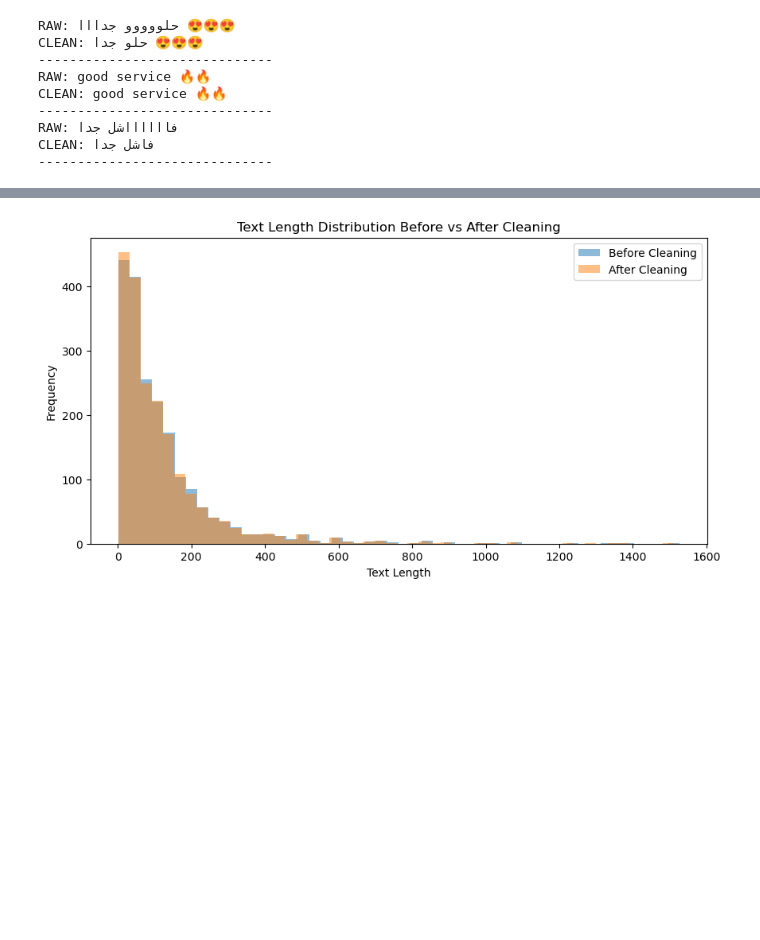
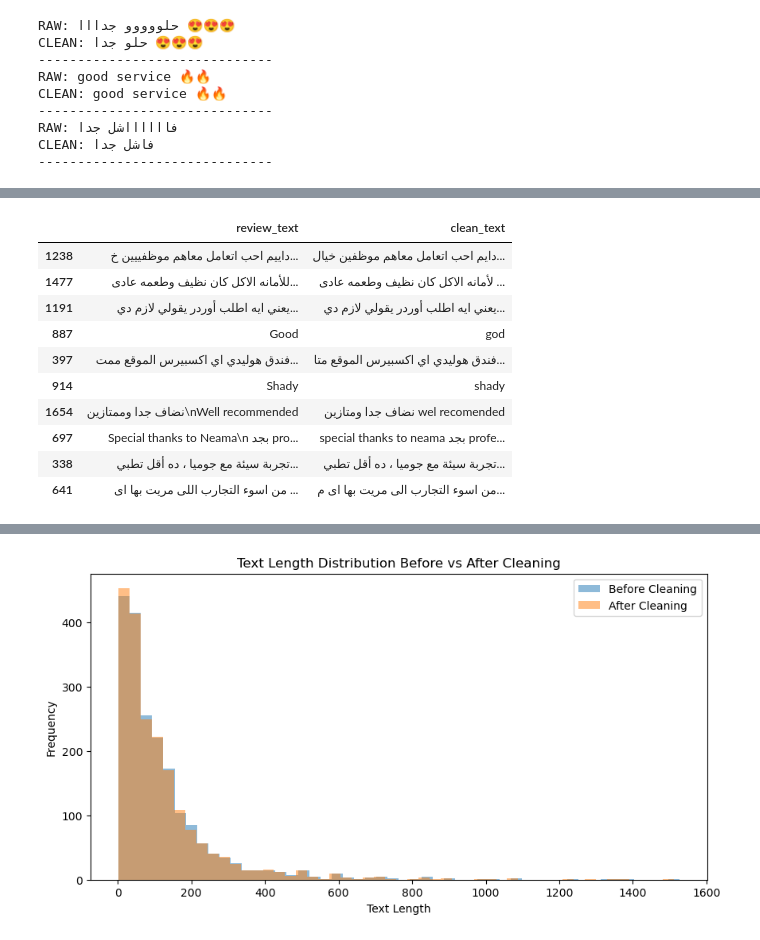
Before and after one commit to Manar-Maher/AI-hackathon, a Jupyter notebook: preprocessing.ipynb, the cells around one changed output, grey strips where cells are left out. Drawn from its saved outputs; the diff is of its cells as text; code cells hidden in the pictures; blank space fills up the shorter version.

```diff
--- a/preprocessing.ipynb
+++ b/preprocessing.ipynb
@@ -155,0 +228,35 @@ train['len_after'] = train['clean_text'].astype(str).apply(len)
+# %%
+def clean_pipeline(text):
+    text = str(text)
+
+    text = re.sub(r"\s+", " ", text).strip()
+
+    text = re.sub(r"[^\w\s\u0600-\u06FF🔥😍😂😡❤️]", "", text)
+
+    return text
+# %%
+train["clean_text"] = train["review_text"].apply(arabizi_text).apply(clean_pipeline)
+val["clean_text"] = val["review_text"].apply(arabizi_text).apply(clean_pipeline)
+test["clean_text"] = test["review_text"].apply(arabizi_text).apply(clean_pipeline)
+# %%
+def is_mixed_or_english(text):
+    text = str(text)
+    has_english = bool(re.search(r"[a-zA-Z]", text))
+    has_arabic = bool(re.search(r"[\u0600-\u06FF]", text))
+
+    return has_english
+
+filtered = train[train["review_text"].apply(is_mixed_or_english)]
+filtered[["review_text", "clean_text"]].sample(10)
+# %% [output]
+|  | review_text | clean_text |
+| 1238 | داييم احب اتعامل معاهم موظفييين خ... | دايم احب اتعامل معاهم موظفين خيال... |
+| 1477 | للأمانه الاكل كان نظيف وطعمه عادى... | لأمانه الاكل كان نظيف وطعمه عادى ... |
+| 1191 | يعني ايه اطلب أوردر يقولي لازم دي... | يعني ايه اطلب أوردر يقولي لازم دي... |
+| 887 | Good | god |
+| 397 | فندق هوليدي اي اكسبيرس الموقع ممت... | فندق هوليدي اي اكسبيرس الموقع متا... |
+| 914 | Shady | shady |
+| 1654 | نضاف جدا وممتازين\nWell recommended | نضاف جدا ومتازين wel recomended |
+| 697 | Special thanks to Neama\n بجد pro... | special thanks to neama بجد profe... |
+| 338 | تجربة سيئة مع جوميا ، ده أقل تطبي... | تجربة سيئة مع جوميا ، ده أقل تطبي... |
+| 641 | من اسوء التجارب اللى مريت بها اى ... | من اسوء التجارب الى مريت بها اى م... |
```
Also changed, not shown: parts of 5 cells of this notebook.
